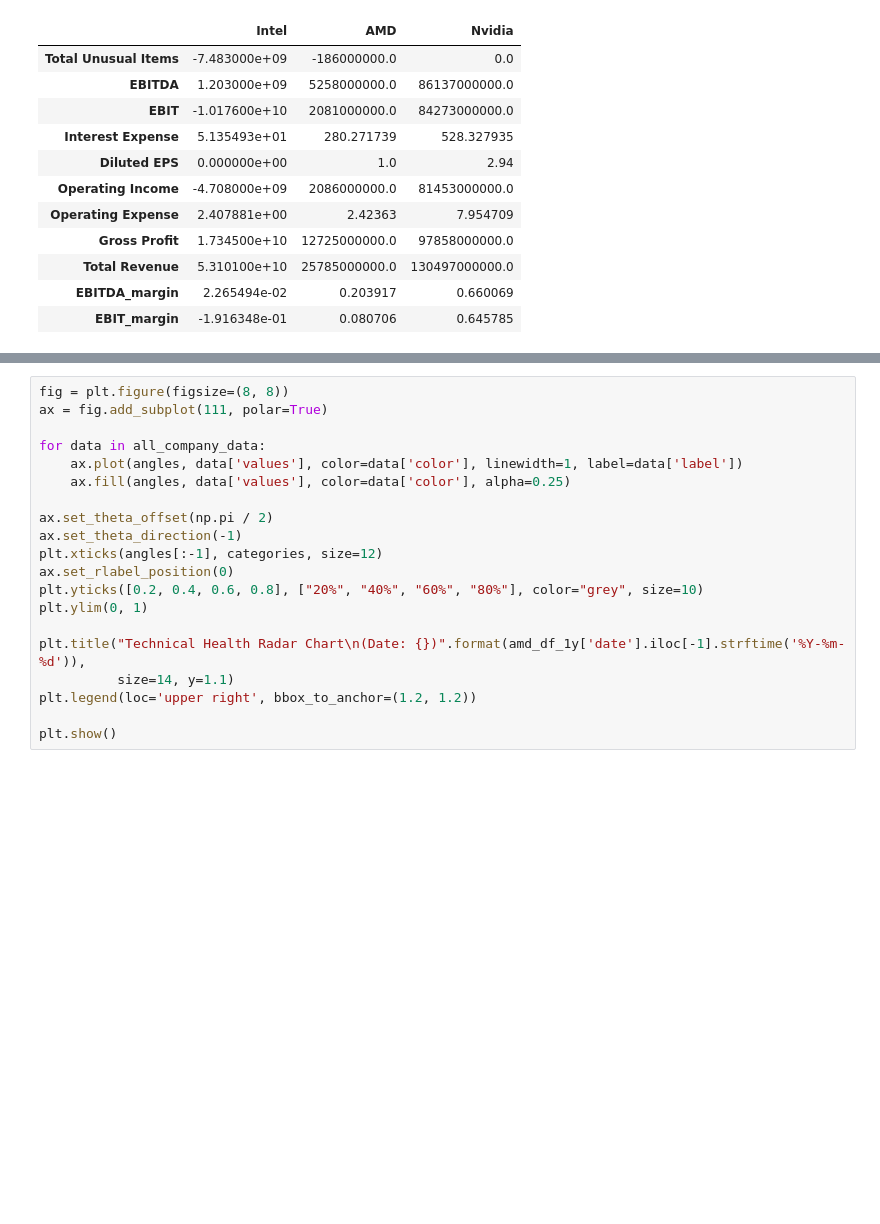
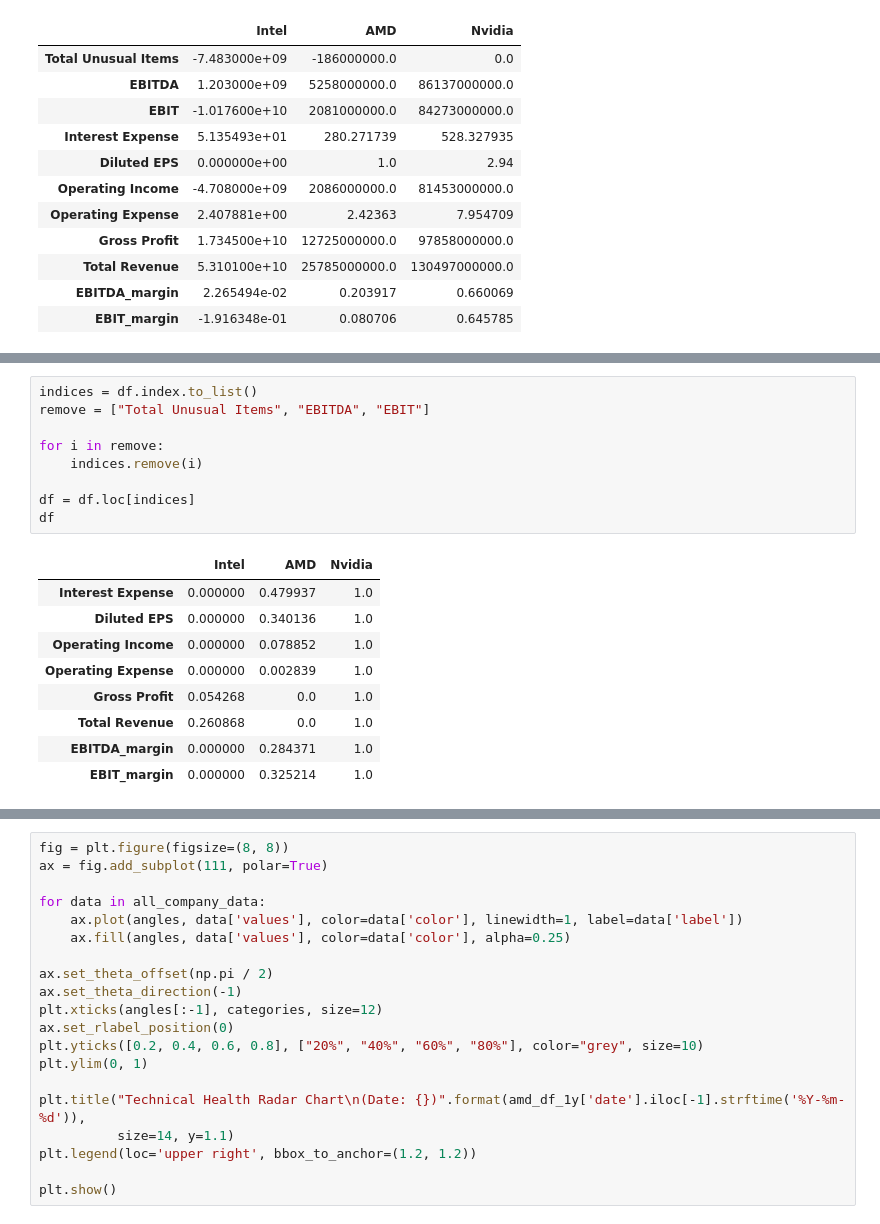
Before and after one commit to ibitec7/stock, a Jupyter notebook: src/stock.ipynb, the cells around one changed output, grey strips where cells are left out. Saved outputs shown, nothing was run; the diff lists cells and outputs as text; blank space fills up the shorter version.

```diff
--- a/src/stock.ipynb
+++ b/src/stock.ipynb
@@ -129,5 +129,24 @@ df
 | Total Revenue | 0.260868 | 0.0 | 1.0 |
 | EBITDA_margin | 0.000000 | 0.284371 | 1.0 |
 | EBIT_margin | 0.000000 | 0.325214 | 1.0 |
+# %%
+indices = df.index.to_list()
+remove = ["Total Unusual Items", "EBITDA", "EBIT"]
+
+for i in remove:
+    indices.remove(i)
+
+df = df.loc[indices]
+df
+# %% [output]
+|  | Intel | AMD | Nvidia |
+| Interest Expense | 0.000000 | 0.479937 | 1.0 |
+| Diluted EPS | 0.000000 | 0.340136 | 1.0 |
+| Operating Income | 0.000000 | 0.078852 | 1.0 |
+| Operating Expense | 0.000000 | 0.002839 | 1.0 |
+| Gross Profit | 0.054268 | 0.0 | 1.0 |
+| Total Revenue | 0.260868 | 0.0 | 1.0 |
+| EBITDA_margin | 0.000000 | 0.284371 | 1.0 |
+| EBIT_margin | 0.000000 | 0.325214 | 1.0 |
 # %%
 import numpy as np
```
Also changed, not shown: parts of 2 cells of this notebook, 28 other files.
